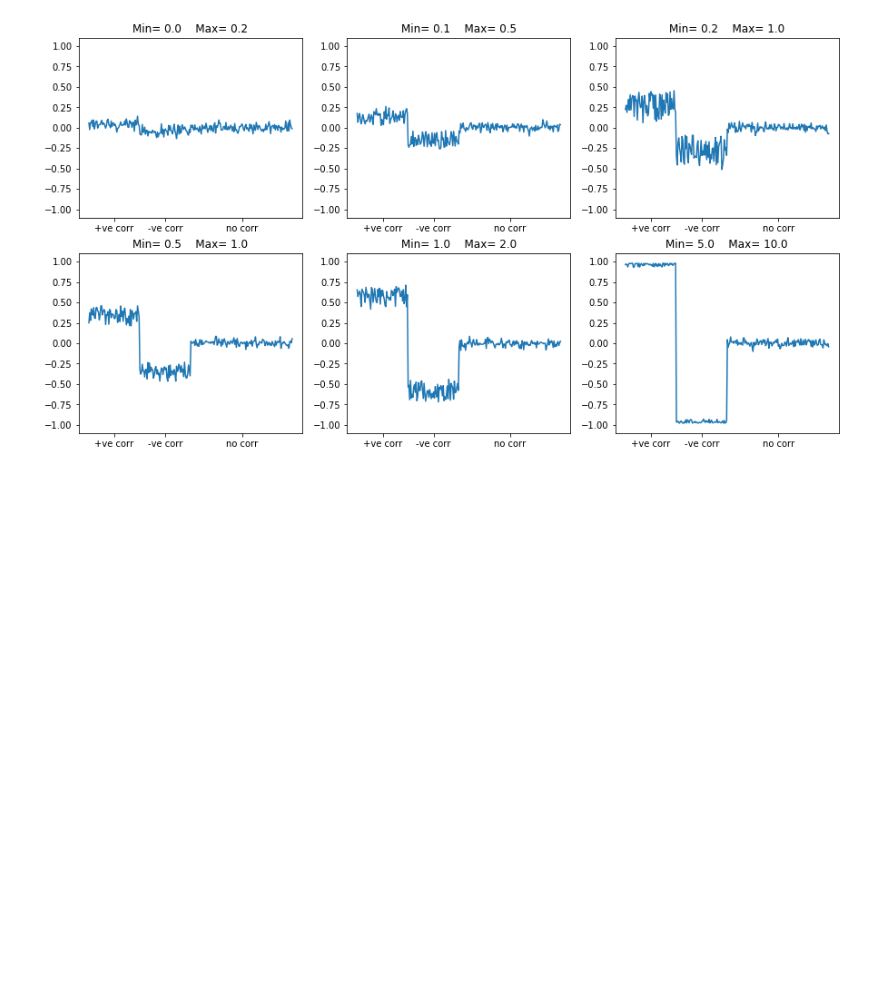
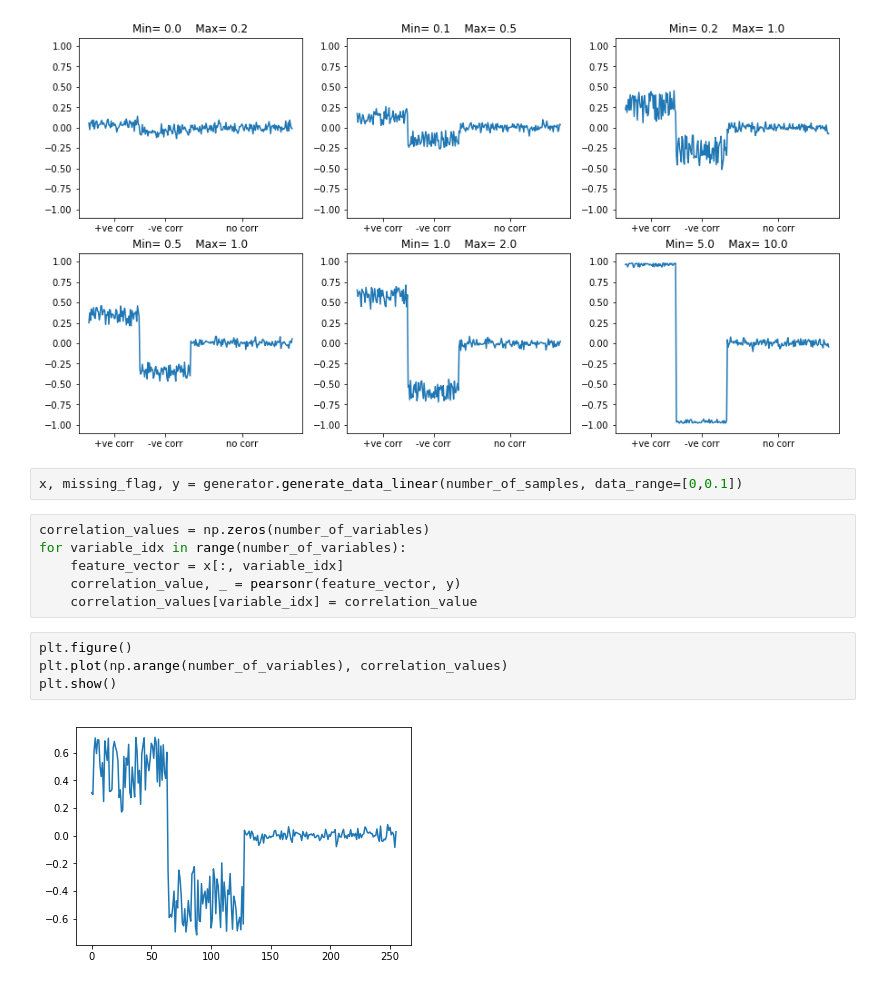
Before and after one commit to mabdelhack/simulated_data_generator, a Jupyter notebook: demo_simulated_data.ipynb, the cells around one changed output. Drawn from its saved outputs; the diff is of its cells as text; blank space fills up the shorter version.

Commit message:
Add linear label mode

```diff
--- a/demo_simulated_data.ipynb
+++ b/demo_simulated_data.ipynb
@@ -53,3 +53,17 @@ for min_value, max_value, ax in zip(minimum_values, maximum_values, axs.flatten(
 plt.show()
 # %% [output]
 [figure]
+# %%
+x, missing_flag, y = generator.generate_data_linear(number_of_samples, data_range=[0,0.1])
+# %%
+correlation_values = np.zeros(number_of_variables)
+for variable_idx in range(number_of_variables):
+    feature_vector = x[:, variable_idx]
+    correlation_value, _ = pearsonr(feature_vector, y)
+    correlation_values[variable_idx] = correlation_value
+# %%
+plt.figure()
+plt.plot(np.arange(number_of_variables), correlation_values)
+plt.show()
+# %% [output]
+[figure, added]
```
Also changed, not shown: parts of 2 cells of this notebook, 2 other files.
